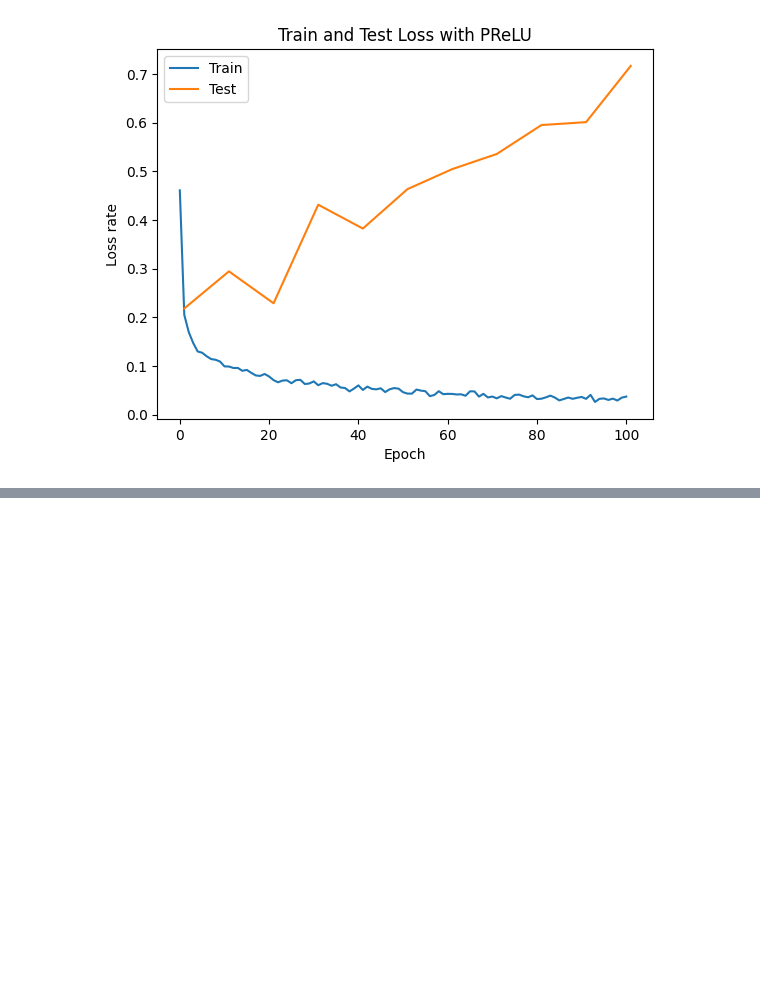
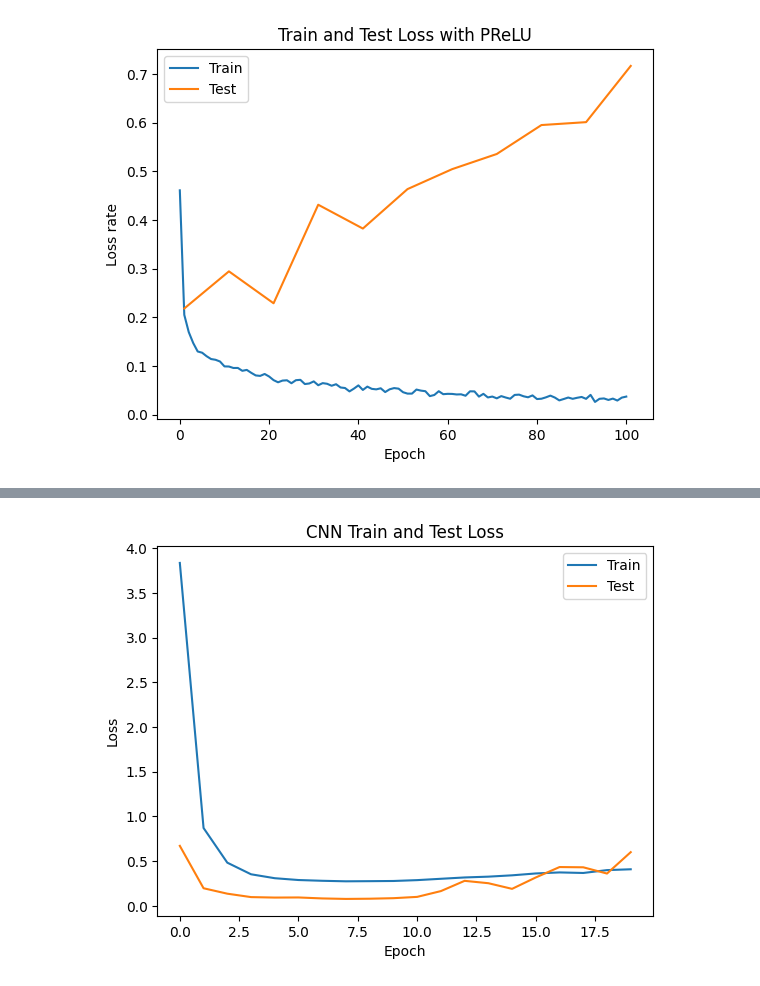
Before and after one commit to binyamolango/machine_learning_essentials, a Jupyter notebook: ex03_convolutional_NN/cnn.ipynb, the cells around one changed output, grey strips where cells are left out. Saved outputs shown, nothing was run; the diff lists cells and outputs as text; code cells hidden in the pictures; blank space fills up the shorter version.

```diff
--- a/ex03_convolutional_NN/cnn.ipynb
+++ b/ex03_convolutional_NN/cnn.ipynb
@@ -443,0 +478,34 @@ For the part 1 model the test loss was 9.01e-01 which is the highest test error
+# %%
+# Initialize CNN weights
+w_c1 = init_weights((32, 1, 5, 5))
+w_c2 = init_weights((64, 32, 5, 5))
+w_c3 = init_weights((128, 64, 3, 3))
+
+w_h2_cnn = init_weights((128, 625))
+w_o_cnn = init_weights((625, 10))
+
+cnn_params = [w_c1, w_c2, w_c3, w_h2_cnn, w_o_cnn]
+optimizer_cnn = RMSprop(params=cnn_params, lr=5e-4)
+# %%
+# Error rate function
+def compute_cnn_error_rate(dataloader, params):
+    n_total = 0
+    n_wrong = 0
+
+    with torch.no_grad():
+        for x, y in dataloader:
+            x = x.reshape(-1, 1, 28, 28)
+
+            logits = cnn_model(
+                x,
+                *params,
+                p_drop_conv=0.0,
+                p_drop_hidden=0.0
+            )
+
+            predicted = torch.argmax(logits, dim=1)
+
+            n_total += y.shape[0]
+            n_wrong += torch.sum(predicted != y).item()
+
+    return n_wrong / n_total
@@ -443,0 +607,12 @@ For the part 1 model the test loss was 9.01e-01 which is the highest test error
+# %%
+# Plot training curves (Loss)
+plt.figure()
+plt.plot(np.arange(n_epochs), cnn_train_loss, label="Train")
+plt.plot(np.arange(n_epochs), cnn_test_loss, label="Test")
+plt.title("CNN Train and Test Loss")
+plt.xlabel("Epoch")
+plt.ylabel("Loss")
+plt.legend()
+plt.show()
+# %% [output]
+[figure, added]
```
Also changed, not shown: parts of 28 cells of this notebook, 1 other file.
